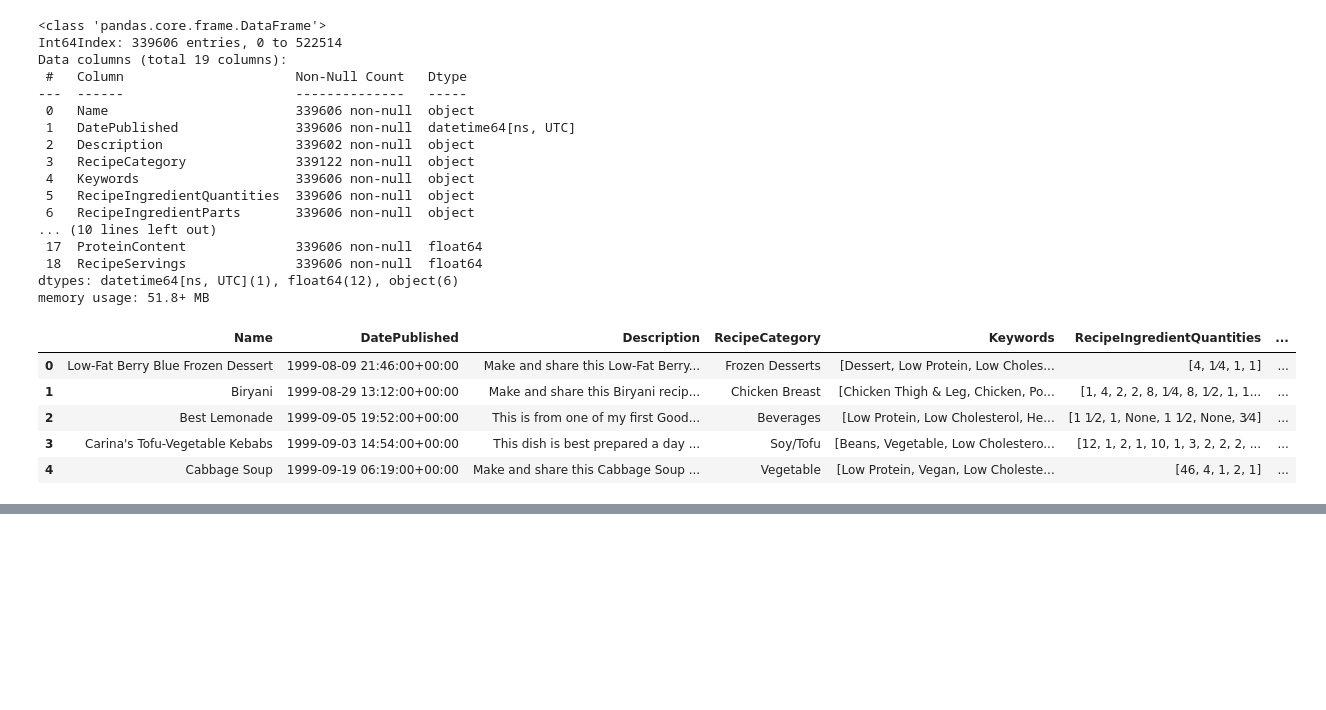
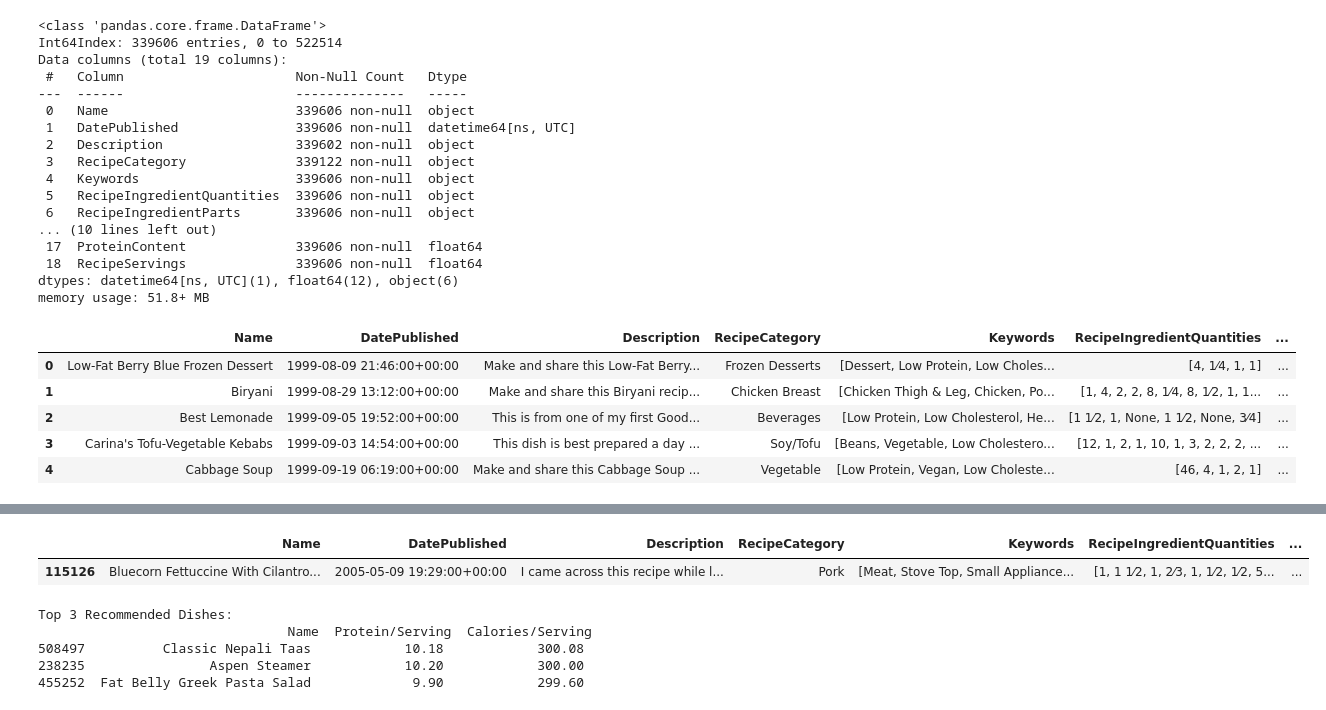
Before and after one commit to RafayKhan2/Brainstation-Capstone, a Jupyter notebook: Rafay_Khan_Capstone_Sprint1.ipynb, the cells around one changed output, grey strips where cells are left out. Saved outputs shown, nothing was run; the diff lists cells and outputs as text; code cells hidden in the pictures; blank space fills up the shorter version.

```diff
--- a/Rafay_Khan_Capstone_Sprint1.ipynb
+++ b/Rafay_Khan_Capstone_Sprint1.ipynb
@@ -177,0 +247,29 @@ sns.histplot(nutrition['Calories'], bins=10)
+# %%
+# Now that our database has been cleaned and established lets try to reccomend certain dishes
+nutrition.sample()
+# %% [output]
+|  | Name | DatePublished | Description | RecipeCategory | Keywords | RecipeIngredientQuantities | ... |
+| 115126 | Bluecorn Fettuccine With Cilantro... | 2005-05-09 19:29:00+00:00 | I came across this recipe while l... | Pork | [Meat, Stove Top, Small Appliance... | [1, 1 1⁄2, 1, 2⁄3, 1, 1⁄2, 1⁄2, 5... | ... |
+# %%
+Calorie_Target = 300
+Protein_Target = 10
+
+Target_point = np.array([Calorie_Target, Protein_Target])
+
+points = nutrition[["Calories/Serving", "Protein/Serving"]]
+
+# calculate the distances for each row all at once
+# using the L2 norm.
+distances = np.linalg.norm(Target_point - points, axis=1)
+
+idx = distances.argsort()
+idx = idx[:3]
+min_index = np.argmin(distances)
+
+print(f"Top 3 Recommended Dishes: \n {nutrition.iloc[idx, [0,11,12]]}")
+# %% [output]
+Top 3 Recommended Dishes:
+                                Name  Protein/Serving  Calories/Serving
+508497          Classic Nepali Taas            10.18            300.08
+238235                Aspen Steamer            10.20            300.00
+455252  Fat Belly Greek Pasta Salad             9.90            299.60
```
Also changed, not shown: parts of 13 cells of this notebook.
